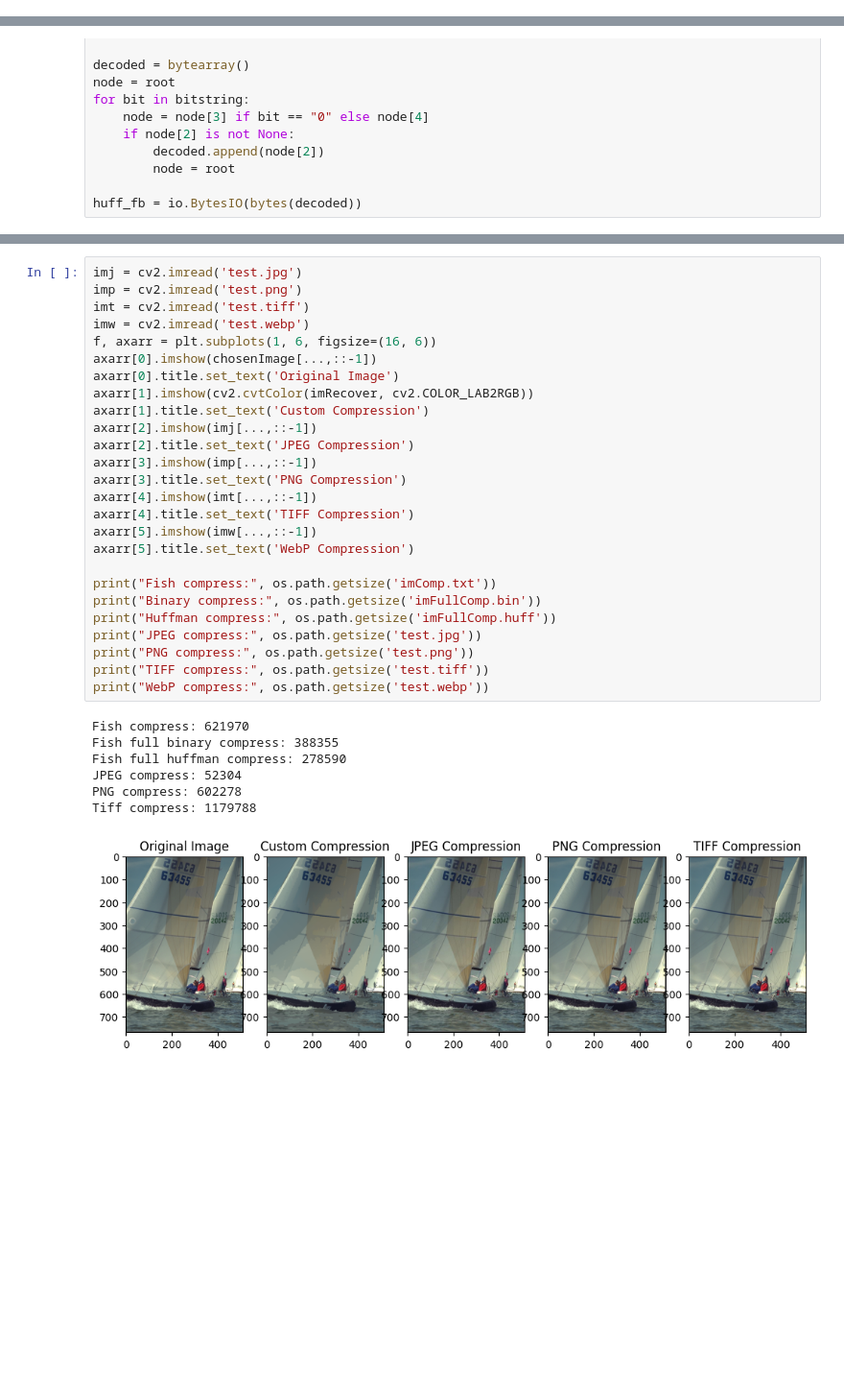
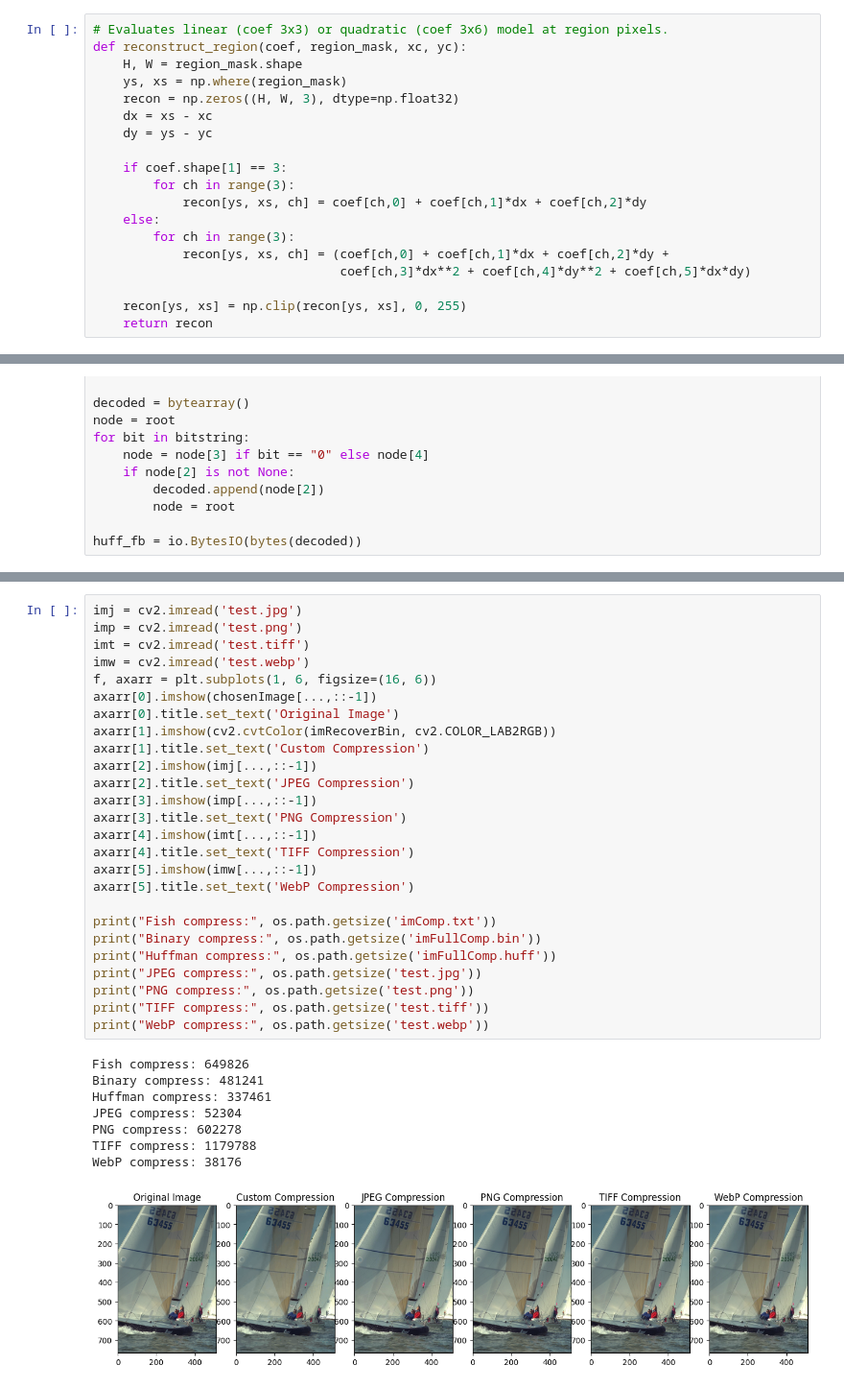
Before and after one commit to d22fish/cvImgCompression, a Jupyter notebook: v7.1FuncCompress.ipynb, the cells around one changed output, grey strips where cells are left out. Shown at 96% size. Cells and saved outputs as stored; diff of their text form; blank space fills up the shorter version.

```diff
--- a/v7.1FuncCompress.ipynb
+++ b/v7.1FuncCompress.ipynb
@@ -433,0 +543,19 @@ def adaptive_spline_smooth(contour_rc, min_smooth=0.0, max_smooth=20.0, base_per
+# %%
+# Evaluates linear (coef 3x3) or quadratic (coef 3x6) model at region pixels.
+def reconstruct_region(coef, region_mask, xc, yc):
+    H, W = region_mask.shape
+    ys, xs = np.where(region_mask)
+    recon = np.zeros((H, W, 3), dtype=np.float32)
+    dx = xs - xc
+    dy = ys - yc
+
+    if coef.shape[1] == 3:
+        for ch in range(3):
+            recon[ys, xs, ch] = coef[ch,0] + coef[ch,1]*dx + coef[ch,2]*dy
+    else:
+        for ch in range(3):
+            recon[ys, xs, ch] = (coef[ch,0] + coef[ch,1]*dx + coef[ch,2]*dy +
+                                 coef[ch,3]*dx**2 + coef[ch,4]*dy**2 + coef[ch,5]*dx*dy)
+
+    recon[ys, xs] = np.clip(recon[ys, xs], 0, 255)
+    return recon
@@ -902,34 +1119,35 @@ if coverage < 1.0:
 # %%
 imj = cv2.imread('test.jpg')
 imp = cv2.imread('test.png')
 imt = cv2.imread('test.tiff')
 imw = cv2.imread('test.webp')
 f, axarr = plt.subplots(1, 6, figsize=(16, 6))
 axarr[0].imshow(chosenImage[...,::-1])
 axarr[0].title.set_text('Original Image')
-axarr[1].imshow(cv2.cvtColor(imRecover, cv2.COLOR_LAB2RGB))
+axarr[1].imshow(cv2.cvtColor(imRecoverBin, cv2.COLOR_LAB2RGB))
 axarr[1].title.set_text('Custom Compression')
 axarr[2].imshow(imj[...,::-1])
 axarr[2].title.set_text('JPEG Compression')
 axarr[3].imshow(imp[...,::-1])
 axarr[3].title.set_text('PNG Compression')
 axarr[4].imshow(imt[...,::-1])
 axarr[4].title.set_text('TIFF Compression')
 axarr[5].imshow(imw[...,::-1])
 axarr[5].title.set_text('WebP Compression')
 
 print("Fish compress:", os.path.getsize('imComp.txt'))
 print("Binary compress:", os.path.getsize('imFullComp.bin'))
 print("Huffman compress:", os.path.getsize('imFullComp.huff'))
 print("JPEG compress:", os.path.getsize('test.jpg'))
 print("PNG compress:", os.path.getsize('test.png'))
 print("TIFF compress:", os.path.getsize('test.tiff'))
 print("WebP compress:", os.path.getsize('test.webp'))
 # %% [output]
-Fish compress: 621970
-Fish full binary compress: 388355
-Fish full huffman compress: 278590
+Fish compress: 649826
+Binary compress: 481241
+Huffman compress: 337461
 JPEG compress: 52304
 PNG compress: 602278
-Tiff compress: 1179788
+TIFF compress: 1179788
+WebP compress: 38176
-[figure, old version]
+[figure, new version]
```
Also changed, not shown: parts of 12 cells of this notebook, 3 other files.
